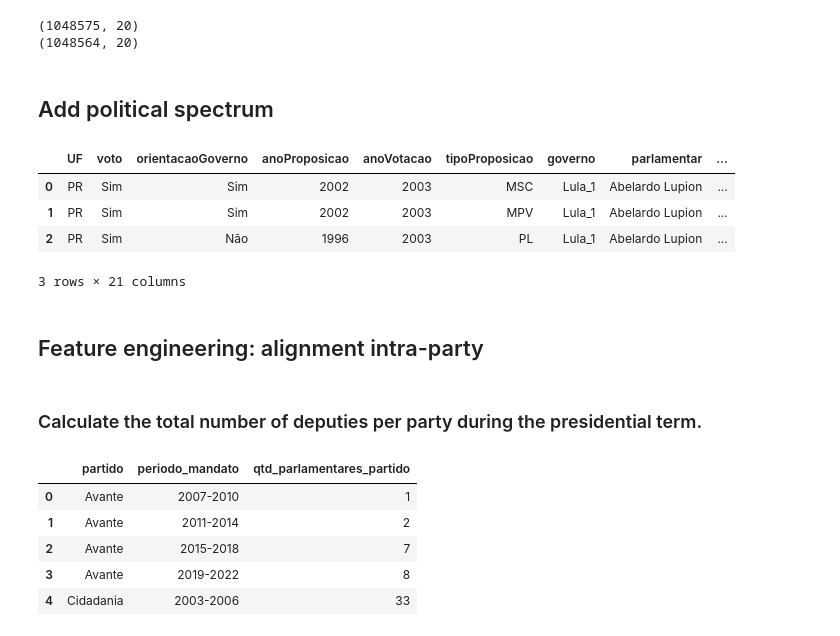
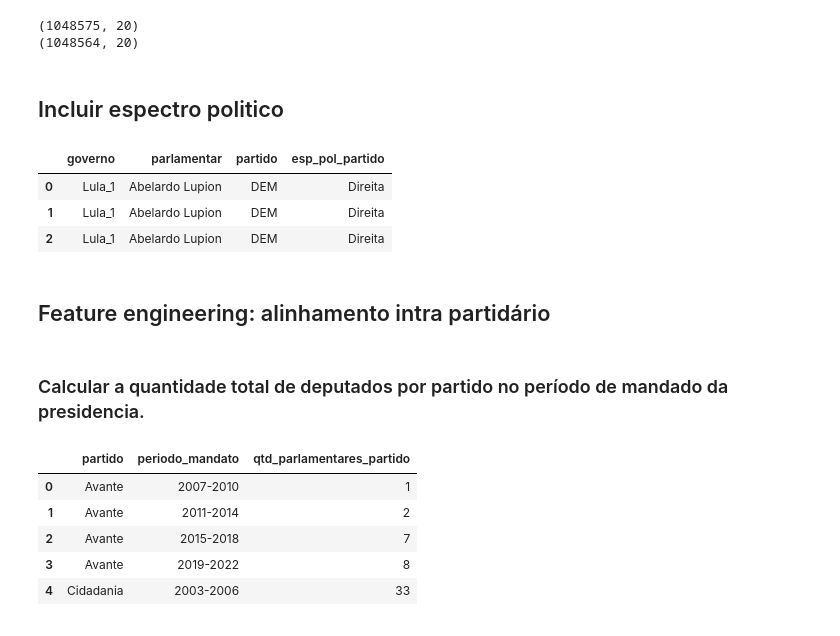
Before and after one commit to Yuri-Nassar/mat-basometro, a Jupyter notebook: preprocessing/basometro_preprocess.ipynb, the cells around one changed output. Drawn from its saved outputs; the diff is of its cells as text; code cells hidden in the pictures.

```diff
--- a/preprocessing/basometro_preprocess.ipynb
+++ b/preprocessing/basometro_preprocess.ipynb
@@ -32,10 +46,17 @@ dtypes = {'UF':'string', 'voto':'string', 'orientacaoGoverno':'string', 'anoProp
           'anoVotacao':'int32', 'tipoProposicao':'string', 'governo':'string', 'parlamentar':'string',
           # 'data':'datetime64[ns]',
           'idVotacao':'string', 'tid':'int64', 'label':'string', 'horaVotacao':'int32', 'diaDaSemanaVotacao':'int32', 'diaDaSemanaVotacaoNome':'string', 'diaDoAno':'int32', 'diaDoMesVotacao':'int32', 'mesVotacao': 'int32', 'delayVotacaoAnos':'int32', 'alinhamento':'string'}
-dataset_path = "../datasets/basometro/"
+try:
+  dataset_path = "../datasets/basometro/"
+  # basometro_df = pd.read_csv(dataset_path+'basometro.csv', encoding='latin-1', delimiter=';', dtype=dtypes, parse_dates=['data'])
+  basometro_df = pd.read_csv(dataset_path+'basometro.csv', encoding='utf-8', delimiter=',', dtype=dtypes,
+                            parse_dates=['data'], date_format="mixed", dayfirst=True)
+except:
+  dataset_path = "./datasets/basometro/"
+  # basometro_df = pd.read_csv(dataset_path+'basometro.csv', encoding='latin-1', delimiter=';', dtype=dtypes, parse_dates=['data'])
+  basometro_df = pd.read_csv(dataset_path+'basometro.csv', encoding='utf-8', delimiter=',', dtype=dtypes,
+                            parse_dates=['data'], date_format="mixed", dayfirst=True)
 
-basometro_df = pd.read_csv(dataset_path+'basometro_v1.csv', encoding='utf-8', delimiter=',', dtype=dtypes,
-                           parse_dates=['data'], date_format="mixed", dayfirst=True)
 basometro_df.head(3)
 # %% [output]
 |  | UF | voto | orientacaoGoverno | anoProposicao | anoVotacao | tipoProposicao | governo | parlamentar | ... |
@@ -63,4 +84,8 @@ Length: 6, dtype: string
 # %%
-df_info_esp_pol = pd.read_excel('info_esp_pol.xlsx', sheet_name='dados_esp_pol', header=0, dtype='string')
+file_name = 'ideologia_partidos_final_basometro.xlsx' # info_esp_pol_general.xlsx, ideologia_partidos_final_basometro.xlsx'
+try:
+  df_info_esp_pol = pd.read_excel(file_name, sheet_name='dados_esp_pol', header=0, dtype='string')
+except:
+  df_info_esp_pol = pd.read_excel('./preprocessing/'+file_name, sheet_name='dados_esp_pol', header=0, dtype='string')
 df_info_esp_pol.head(5)
 # %% [output]
@@ -100,8 +125,11 @@ def get_periodo_mandato(ano_votacao):
 def get_espetro_politico(x):
     """Método para retornar o espetro político"""
     try:
-        return df_info_esp_pol[df_info_esp_pol['sigla'] == x]['espectro_politico'].iloc[0]
+        return df_info_esp_pol[df_info_esp_pol['sigla'] == x]['espectro_politico'].iloc[0] # general spectrum
     except:
+      try:
+        return df_info_esp_pol[df_info_esp_pol['partido_basometro'] == x]['ideologia_final'].iloc[0] # BSL & Bolonhesi spectrum
+      except:
         return 'Indefinido'
 
 # get_espetro_politico('Avane')
@@ -125,21 +153,20 @@ For example, when doing 'df[col].method(value, inplace=True)', try using 'df.met
   basometro_df['partido'].replace({'NOVO':'Novo'}, inplace=True)
 (1048575, 20)
 (1048564, 20)
-# %% [markdown]
-## Add political spectrum
+# %% [markdown]
+## Incluir espectro politico
 # %%
 basometro_df['esp_pol_partido'] = basometro_df['partido'].apply(lambda x: get_espetro_politico(x))
-basometro_df.head(3)
+basometro_df[['governo','parlamentar','partido','esp_pol_partido']].head(3)
 # %% [output]
-|  | UF | voto | orientacaoGoverno | anoProposicao | anoVotacao | tipoProposicao | governo | parlamentar | ... |
-| 0 | PR | Sim | Sim | 2002 | 2003 | MSC | Lula_1 | Abelardo Lupion | ... |
-| 1 | PR | Sim | Sim | 2002 | 2003 | MPV | Lula_1 | Abelardo Lupion | ... |
-| 2 | PR | Sim | Não | 1996 | 2003 | PL | Lula_1 | Abelardo Lupion | ... |
+|  | governo | parlamentar | partido | esp_pol_partido |
+| 0 | Lula_1 | Abelardo Lupion | DEM | Direita |
+| 1 | Lula_1 | Abelardo Lupion | DEM | Direita |
+| 2 | Lula_1 | Abelardo Lupion | DEM | Direita |
-3 rows × 21 columns
 # %% [markdown]
-## Feature engineering: alignment intra-party
+## Feature engineering: alinhamento intra partidário
-# %% [markdown]
-### Calculate the total number of deputies per party during the presidential term.
+# %% [markdown]
+### Calcular a quantidade total de deputados por partido no período de mandado da presidencia.
 # %%
 tmp = basometro_df[['partido','anoVotacao','parlamentar']].copy()
 tmp['periodo_mandato'] = tmp.apply(lambda x: get_periodo_mandato(x['anoVotacao']),axis=1)
```
Also changed, not shown: parts of 46 cells of this notebook, 21 other files.
